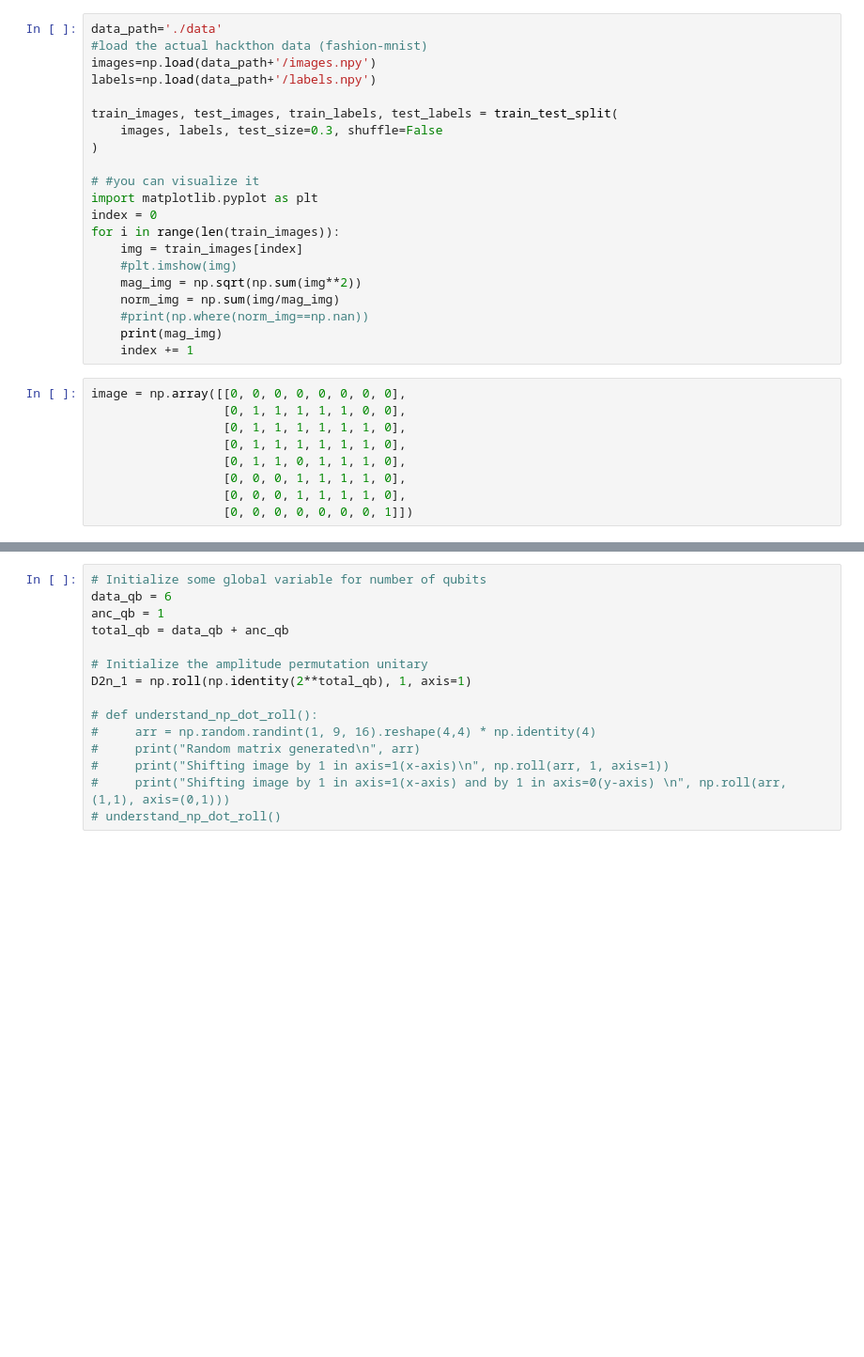
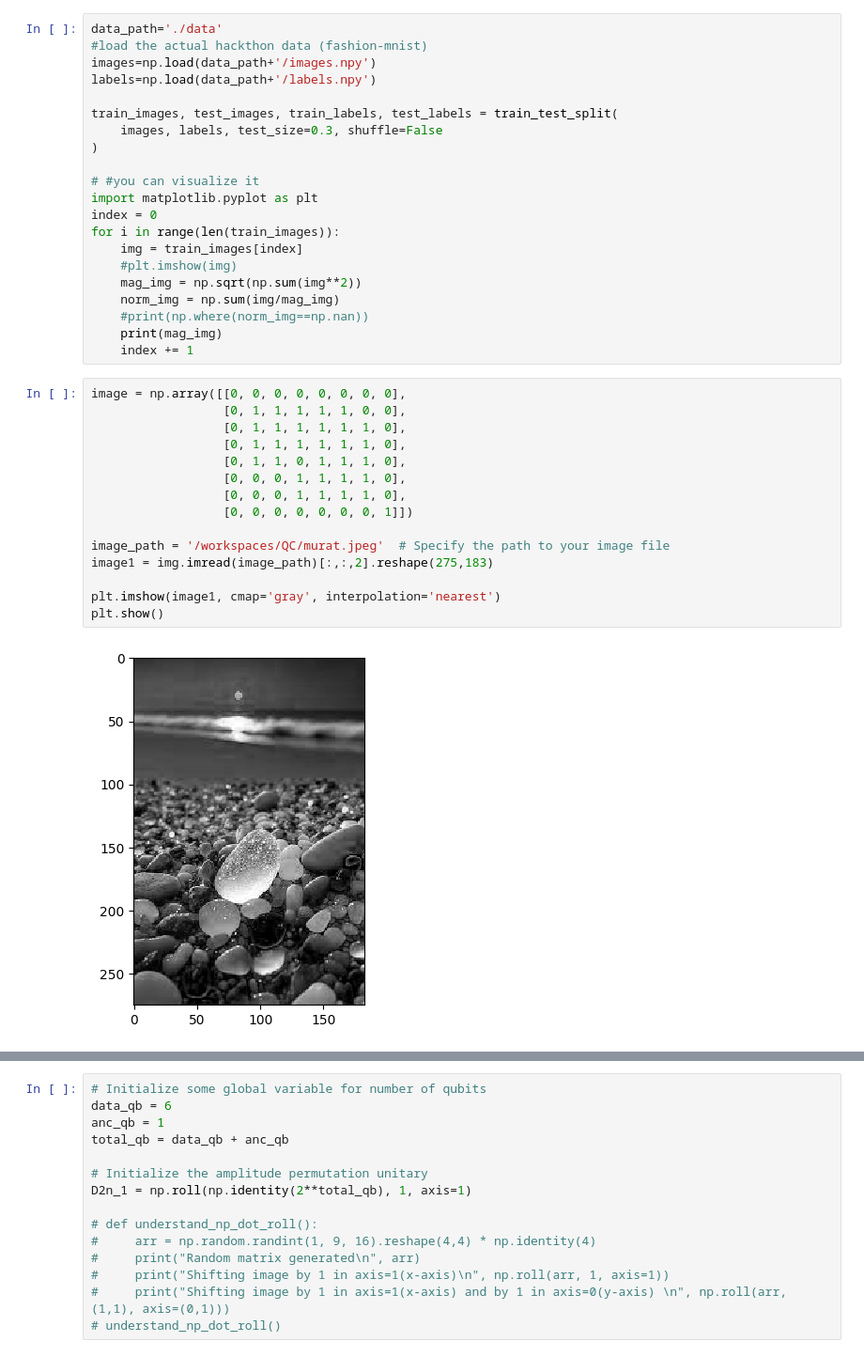
Before and after one commit to el-dAna/QC, a Jupyter notebook: hacathons/image_encoding.ipynb, the cells around one changed output, grey strips where cells are left out. Shown at 94% size. Drawn from its saved outputs; the diff is of its cells as text; blank space fills up the shorter version.

```diff
--- a/hacathons/image_encoding.ipynb
+++ b/hacathons/image_encoding.ipynb
@@ -98,9 +101,17 @@ for i in range(len(train_images)):
 # %%
 image = np.array([[0, 0, 0, 0, 0, 0, 0, 0],
                   [0, 1, 1, 1, 1, 1, 0, 0],
                   [0, 1, 1, 1, 1, 1, 1, 0],
                   [0, 1, 1, 1, 1, 1, 1, 0],
                   [0, 1, 1, 0, 1, 1, 1, 0],
                   [0, 0, 0, 1, 1, 1, 1, 0],
                   [0, 0, 0, 1, 1, 1, 1, 0],
                   [0, 0, 0, 0, 0, 0, 0, 1]])
+
+image_path = '/workspaces/QC/murat.jpeg'  # Specify the path to your image file
+image1 = img.imread(image_path)[:,:,2].reshape(275,183)
+
+plt.imshow(image1, cmap='gray', interpolation='nearest')
+plt.show()
+# %% [output]
+[figure, added]
```
Also changed, not shown: parts of 7 cells of this notebook, 2 other files.
